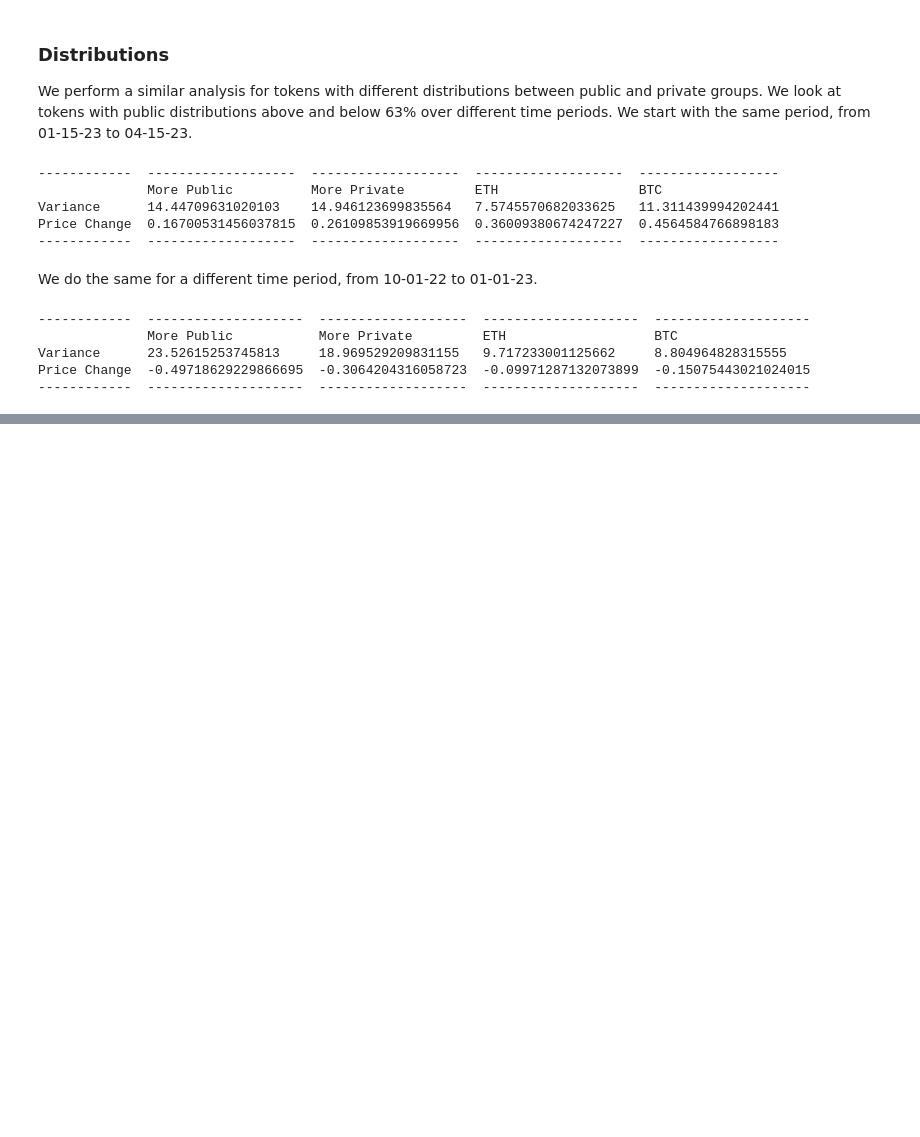
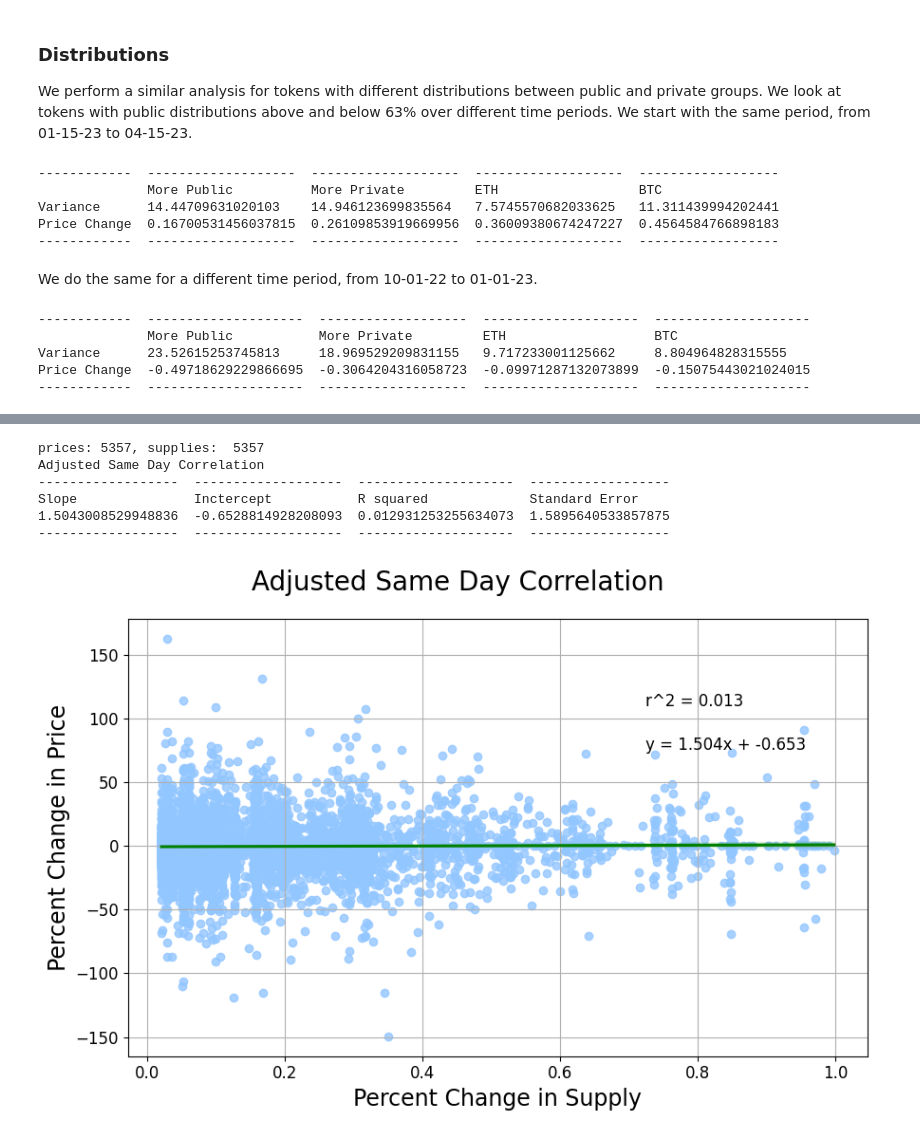
Before and after one commit to 6th-Man-Ventures/token-vesting, a Jupyter notebook: analysis.ipynb, the cells around one changed output, grey strips where cells are left out. Drawn from its saved outputs; the diff is of its cells as text; code cells hidden in the pictures; blank space fills up the shorter version.

```diff
--- a/analysis.ipynb
+++ b/analysis.ipynb
@@ -414,0 +460,16 @@ Price Change  -0.49718629229866695  -0.3064204316058723  -0.09971287132073899  -
+# %%
+WINDOW = 0
+PRICE_THRESHOLD = (-math.inf, math.inf)
+SUPPLY_THRESHOLD = (0, 1)
+
+prices, supplies = process_price_supply_lists(private_beta_adj, WINDOW, SUPPLY_THRESHOLD)
+
+supply_price_chart(prices, supplies, "Adjusted Same Day Correlation")
+# %% [output]
+prices: 5357, supplies:  5357
+Adjusted Same Day Correlation
+------------------  -------------------  --------------------  ------------------
+Slope               Inctercept           R squared             Standard Error
+1.5043008529948836  -0.6528814928208093  0.012931253255634073  1.5895640533857875
+------------------  -------------------  --------------------  ------------------
+[figure, added]
```
Also changed, not shown: parts of 16 cells of this notebook, 8 other files.
